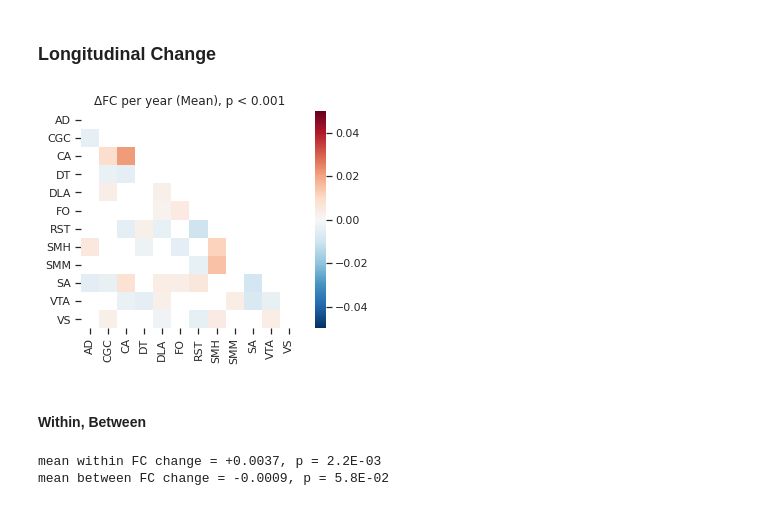
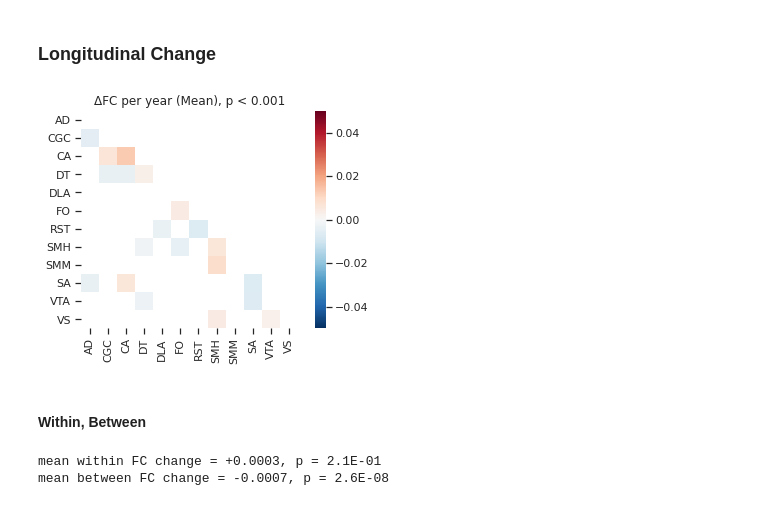
Before and after one commit to AKSoo/StructFunc, a Jupyter notebook: ABCD/WithinBetween.ipynb, the cells around one changed output. Drawn from its saved outputs; the diff is of its cells as text; code cells hidden in the pictures.

Commit message:
new confounds for WithinBetween; parallel r2s

```diff
--- a/ABCD/WithinBetween.ipynb
+++ b/ABCD/WithinBetween.ipynb
@@ -206,26 +171,20 @@ confounds = covariates.loc[fcon.index, ['sex', 'race', 'site_id']].join(meanmoti
+# %%
+confounds = fc_extra[abcd.SCAN_INFO[-2:]].join(meanmotion).join(covariates[['sex', 'race']])
 # %%
-# WARNING: LONG
+import statsmodels.api as sm
+import mapply
+mapply.init(n_workers=4, chunk_size=1, progressbar=True)
 
-# import warnings
-# import statsmodels.api as sm
-# import mapply
-# mapply.init(n_workers=4, chunk_size=1, progressbar=True)
+fcon_c = fcon.mapply(preprocess.confound_residuals, model=sm.OLS, regressors=confounds)
 
-# with warnings.catch_warnings():
-#     warnings.simplefilter('ignore', sm.tools.sm_exceptions.ConvergenceWarning)
-#     fcon_control = fcon.mapply(preprocess.confound_residuals, model=sm.MixedLM,
-#                                regressors=confounds[['sex', 'race', 'meanmotion']],
-#                                groups=confounds['site_id'])
-
-# fcon_control.to_pickle('.cache/fcon_control.pkl.gz')
-fcon_control = pd.read_pickle('.cache/fcon_control.pkl.gz')
+fcon_c.to_pickle('.cache/fcon_c.pkl.gz')
+# fcon_c = pd.read_pickle('.cache/fcon_c.pkl.gz')
 # %% [markdown]
 ### Longitudinal Change
 # %%
-fcon_control_baseline = fcon_control.xs(abcd.EVENTS[0], level='eventname')
-fcon_control_year2 = fcon_control.xs(abcd.EVENTS[1], level='eventname')
-dFC_control = ((fcon_control_year2 - fcon_control_baseline)
-               .divide(age_month_diff / 12, axis=0))
+fcon_baseline_c = fcon_c.xs(abcd.EVENTS[0], level='eventname')
+fcon_year2_c = fcon_c.xs(abcd.EVENTS[1], level='eventname')
+dFC_c = (fcon_year2_c - fcon_baseline_c).divide(age_month_diff / 12, axis=0)
 # %%
-tstats, pvals = ttest_1samp(dFC_control, 0, nan_policy='omit')
-dFC_control_ttest_fdr = multipletests(pvals, alpha=0.001, method='fdr_bh')
+tstats, pvals = ttest_1samp(dFC_c, 0, nan_policy='omit')
+dFC_c_ttest_fdr = multipletests(pvals, alpha=0.001, method='fdr_bh')
@@ -234,11 +191,11 @@ mean2d_dFC_control_sig = columns_to_2d(dFC_control.mean().mask(~dFC_control_ttes
 # %%
-ax = sns.heatmap(label_2d(mean2d_dFC_control_sig, network_codes), square=True,
-                 cmap='RdBu_r', vmin=-0.05, vmax=0.05)
+ax = plotting.plot_fcon(dFC_c.mean().mask(~dFC_c_ttest_fdr[0], np.nan),
+                        cmap='RdBu_r', vmin=-0.05, vmax=0.05)
 ax.set_title('ΔFC per year (Mean), p < 0.001')
 
 plt.show()
 # %% [output]
-[figure, old version]
+[figure, new version]
 # %% [markdown]
 #### Within, Between
 # %%
@@ -252,8 +209,8 @@ dFC_control_betw_t_p = ttest_1samp(dFC_control_withbetw['between'], 0, alternati
-# %%
-print('mean within FC change = {b:+.4f}, p = {p:.1E}'
-      .format(b=dFC_withbetw['within'].mean(), p=dFC_control_with_t_p[1]))
-print('mean between FC change = {b:+.4f}, p = {p:.1E}'
-      .format(b=dFC_withbetw['between'].mean(), p=dFC_control_betw_t_p[1]))
-# %% [output]
-mean within FC change = +0.0037, p = 2.2E-03
-mean between FC change = -0.0009, p = 5.8E-02
+# %%
+print('mean within FC change = {b:+.4f}, p = {p:.1E}'
+      .format(b=dFC_withbetw_c['within'].mean(), p=dFC_with_c_t_p[1]))
+print('mean between FC change = {b:+.4f}, p = {p:.1E}'
+      .format(b=dFC_withbetw_c['between'].mean(), p=dFC_betw_c_t_p[1]))
+# %% [output]
+mean within FC change = +0.0003, p = 2.1E-01
+mean between FC change = -0.0007, p = 2.6E-08
```
Also changed, not shown: parts of 19 cells of this notebook, 1 other file.
